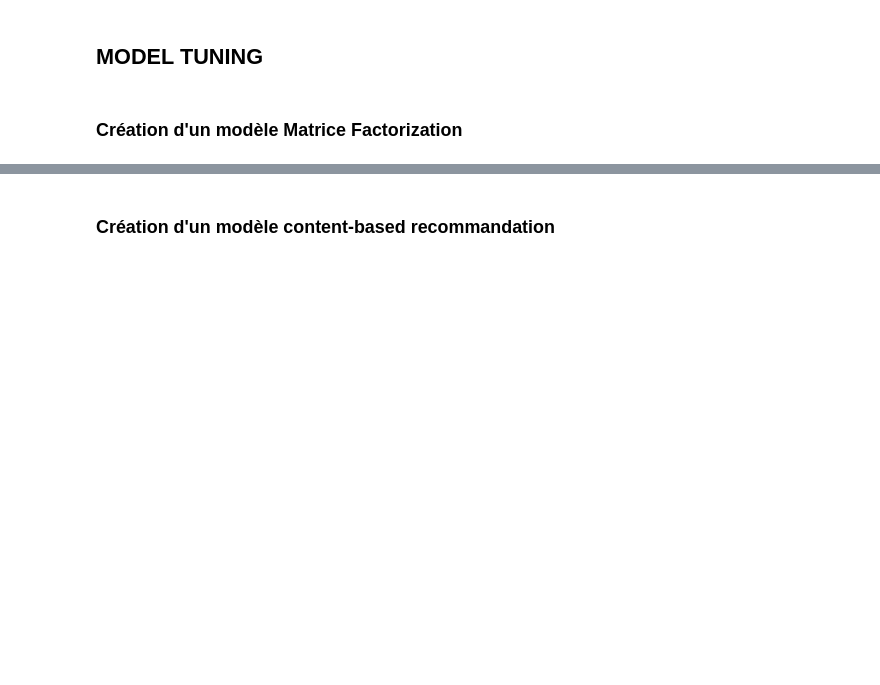
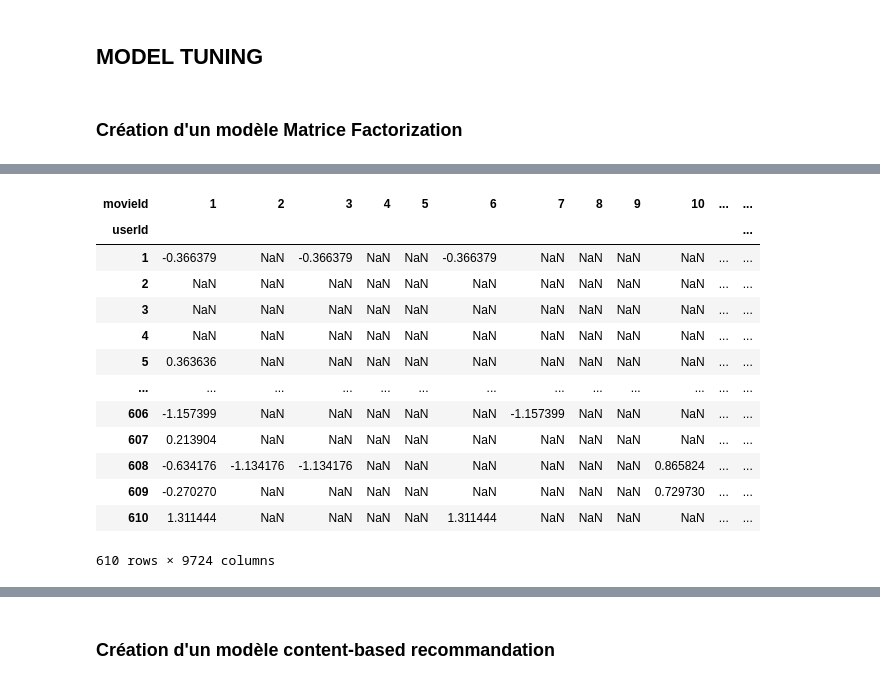
Before and after one commit to NavasFrancisco/MoviesRecommender, a Jupyter notebook: MoviesRecommender.ipynb, the cells around one changed output, grey strips where cells are left out. Saved outputs shown, nothing was run; the diff lists cells and outputs as text; code cells hidden in the pictures; blank space fills up the shorter version.

```diff
--- a/MoviesRecommender.ipynb
+++ b/MoviesRecommender.ipynb
@@ -629,3 +628,6 @@ plot_wordcloud(top_genre(df, 100, 365))
 ## MODEL TUNING
 # %% [markdown]
 ### Création d'un modèle Matrice Factorization
+# %%
+user_ratings_df = df[['movieId','userId','rating']]
+user_ratings_df.head()
@@ -631,0 +641,3 @@ plot_wordcloud(top_genre(df, 100, 365))
+# %%
+user_ratings_pivot = user_ratings_df.pivot(index='userId',columns='movieId',values='rating')
+print(user_ratings_pivot.head(5))
@@ -631,0 +673,3 @@ plot_wordcloud(top_genre(df, 100, 365))
+# %%
+avg_ratings = user_ratings_pivot.mean(axis=1)
+avg_ratings
@@ -631,0 +690,18 @@ plot_wordcloud(top_genre(df, 100, 365))
+# %%
+user_ratings_pivot_centered = user_ratings_pivot.sub(avg_ratings, axis=0)
+user_ratings_pivot_centered
+# %% [output]
+| movieId | 1 | 2 | 3 | 4 | 5 | 6 | 7 | 8 | 9 | 10 | ... | ... |
+| userId |  |  |  |  |  |  |  |  |  |  |  | ... |
+| 1 | -0.366379 | NaN | -0.366379 | NaN | NaN | -0.366379 | NaN | NaN | NaN | NaN | ... | ... |
+| 2 | NaN | NaN | NaN | NaN | NaN | NaN | NaN | NaN | NaN | NaN | ... | ... |
+| 3 | NaN | NaN | NaN | NaN | NaN | NaN | NaN | NaN | NaN | NaN | ... | ... |
+| 4 | NaN | NaN | NaN | NaN | NaN | NaN | NaN | NaN | NaN | NaN | ... | ... |
+| 5 | 0.363636 | NaN | NaN | NaN | NaN | NaN | NaN | NaN | NaN | NaN | ... | ... |
+| ... | ... | ... | ... | ... | ... | ... | ... | ... | ... | ... | ... | ... |
+| 606 | -1.157399 | NaN | NaN | NaN | NaN | NaN | -1.157399 | NaN | NaN | NaN | ... | ... |
+| 607 | 0.213904 | NaN | NaN | NaN | NaN | NaN | NaN | NaN | NaN | NaN | ... | ... |
+| 608 | -0.634176 | -1.134176 | -1.134176 | NaN | NaN | NaN | NaN | NaN | NaN | 0.865824 | ... | ... |
+| 609 | -0.270270 | NaN | NaN | NaN | NaN | NaN | NaN | NaN | NaN | 0.729730 | ... | ... |
+| 610 | 1.311444 | NaN | NaN | NaN | NaN | 1.311444 | NaN | NaN | NaN | NaN | ... | ... |
+610 rows × 9724 columns
```
Also changed, not shown: parts of 36 cells of this notebook.
